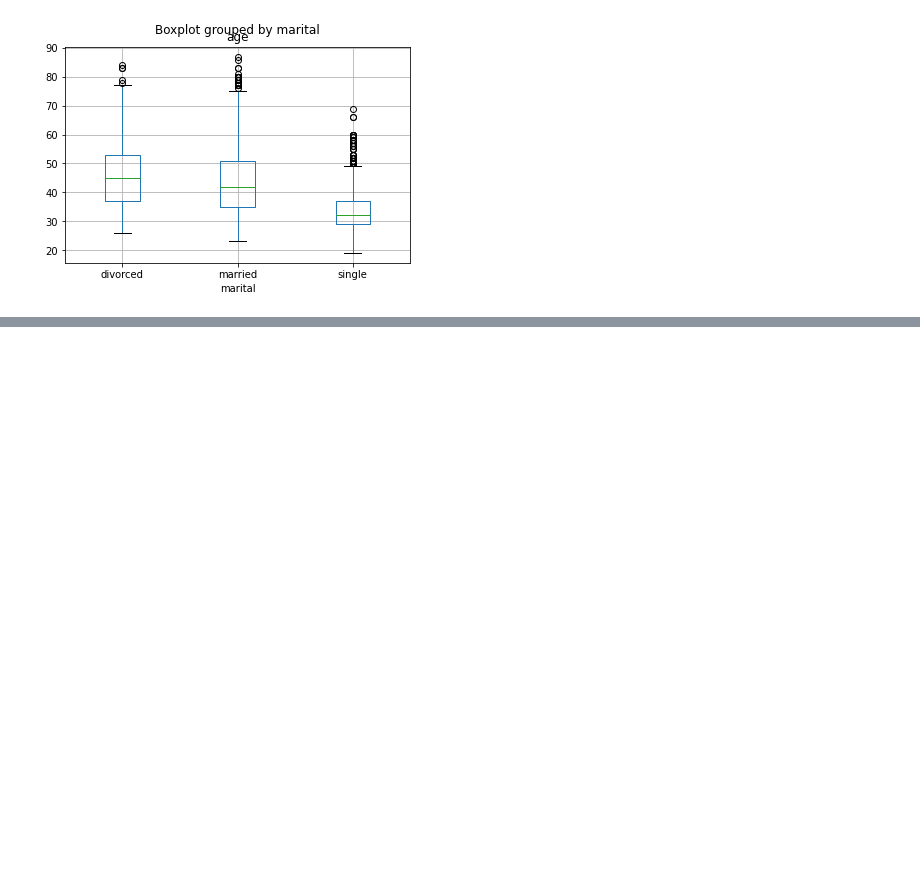
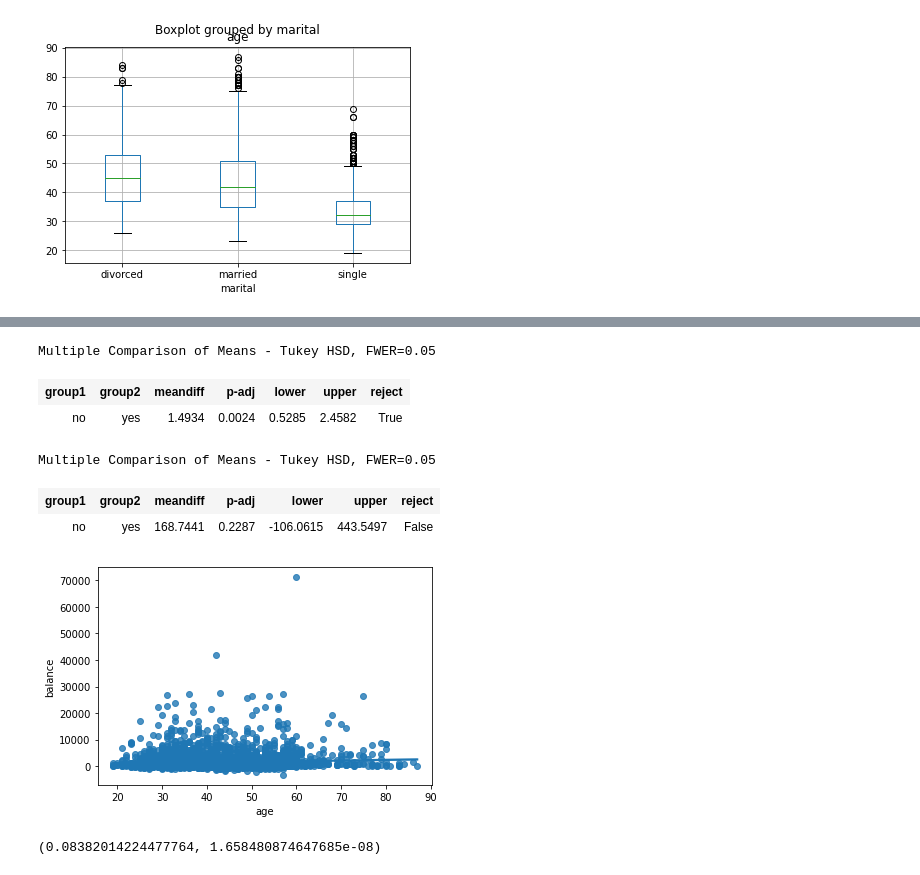
Before and after one commit to pigyechan/DataAnalysis, a Jupyter notebook: StatPractice.ipynb, the cells around one changed output, grey strips where cells are left out. Cells and saved outputs as stored; diff of their text form; code cells hidden in the pictures; blank space fills up the shorter version.

```diff
--- a/StatPractice.ipynb
+++ b/StatPractice.ipynb
@@ -317,0 +396,26 @@ bank.boxplot(column="age", by="marital")
+# %%
+tukey1 = pairwise_tukeyhsd(endog = bank["age"], groups = bank["y"], alpha =0.05)
+tukey1.summary()
+# %% [output]
+Multiple Comparison of Means - Tukey HSD, FWER=0.05
+| group1 | group2 | meandiff | p-adj | lower | upper | reject |
+| no | yes | 1.4934 | 0.0024 | 0.5285 | 2.4582 | True |
+# %%
+tukey2 = pairwise_tukeyhsd(endog = bank["balance"], groups = bank["y"], alpha =0.05)
+tukey2.summary()
+# %% [output]
+Multiple Comparison of Means - Tukey HSD, FWER=0.05
+| group1 | group2 | meandiff | p-adj | lower | upper | reject |
+| no | yes | 168.7441 | 0.2287 | -106.0615 | 443.5497 | False |
+# %%
+#회기분석: 독립변수와 종속변수가 모두 연속형인 경우, 변수간 인과관계를 파악하기 위함
+#두 변수 사이의 선형식을 구해 종속변수에 대한 독립변수의 예측력을 분석
+
+sns.regplot("age", "balance", bank)
+plt.show()
+# %% [output]
+[figure, added]
+# %%
+stats.pearsonr(bank.age, bank.balance)
+# %% [output]
+(0.08382014224477764, 1.658480874647685e-08)
```
Also changed, not shown: parts of 17 cells of this notebook.
